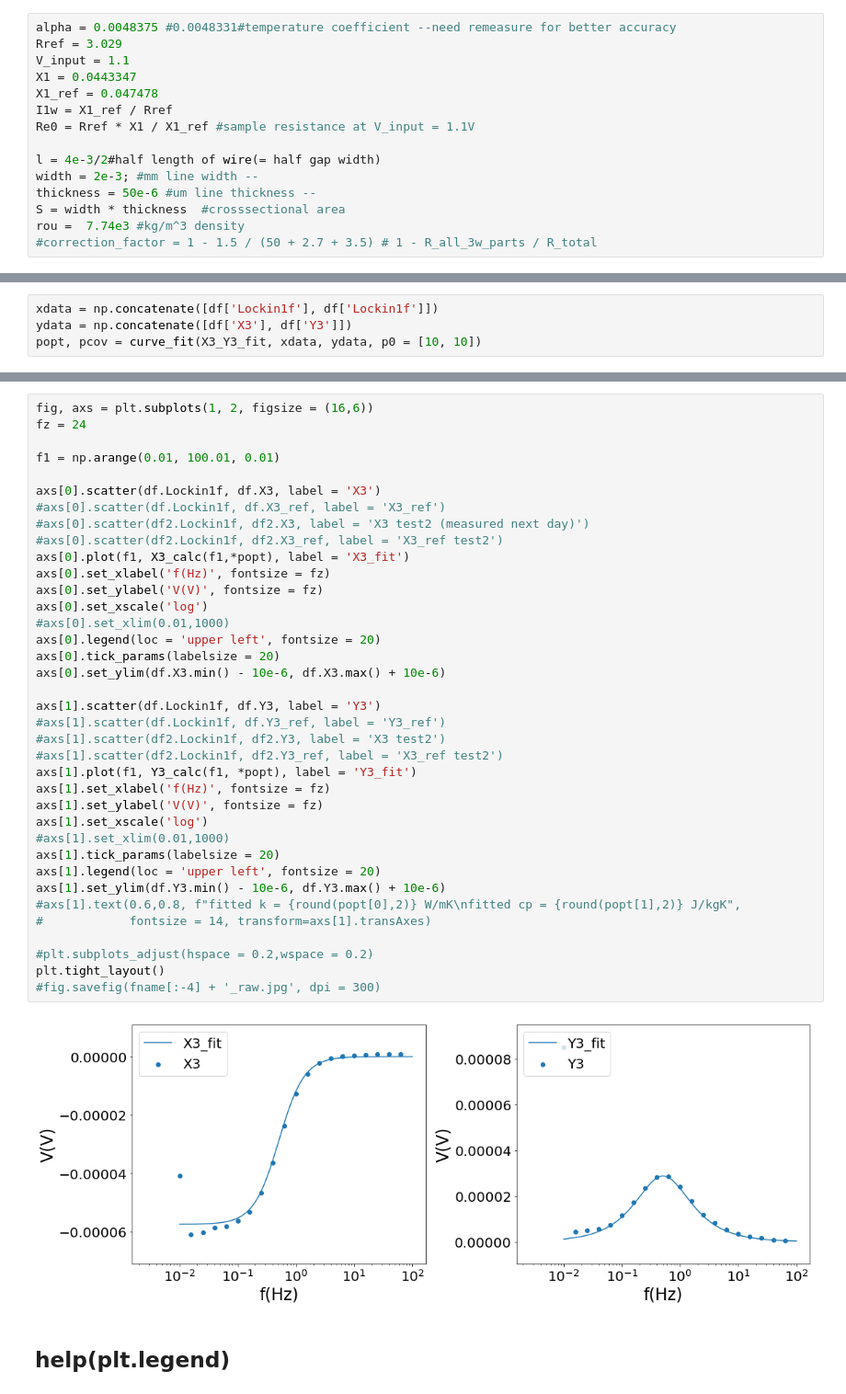
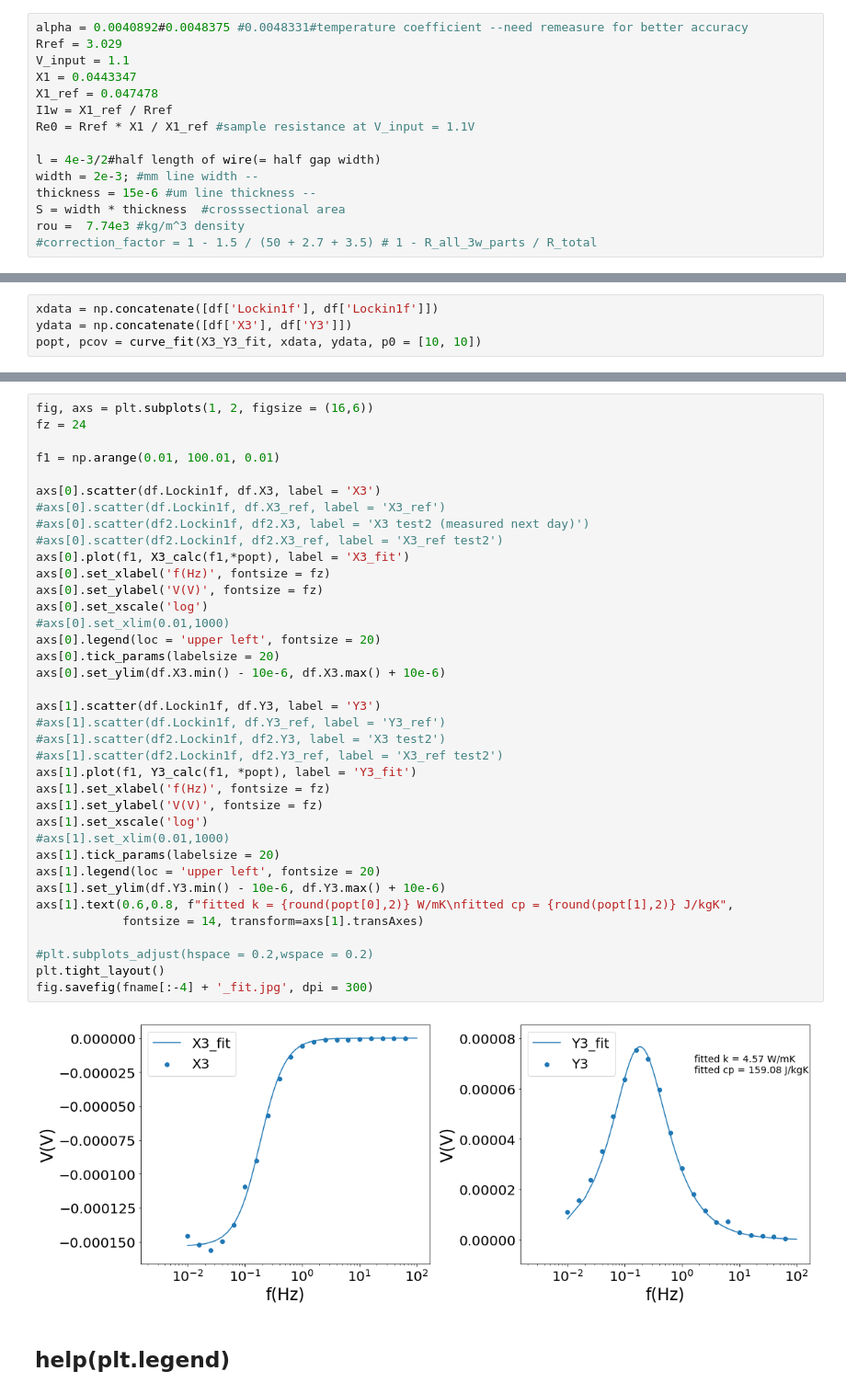
Before and after one commit to xyan36/GraysonGroup, a Jupyter notebook: suspended_wire/3w_sw_curve_fit.ipynb, the cells around one changed output, grey strips where cells are left out. Shown: that part at 92% size. Drawn from its saved outputs; the diff is of its cells as text.

Commit message:
Bi2Te3 P-5 vac curve fit analysis

```diff
--- a/suspended_wire/3w_sw_curve_fit.ipynb
+++ b/suspended_wire/3w_sw_curve_fit.ipynb
@@ -47,7 +47,7 @@ fig.savefig(fname[:-4] + '_raw.jpg', dpi = 100)
 # %% [output]
 [figure]
 # %%
-alpha = 0.0048375 #0.0048331#temperature coefficient --need remeasure for better accuracy
+alpha = 0.0040892#0.0048375 #0.0048331#temperature coefficient --need remeasure for better accuracy
 Rref = 3.029
 V_input = 1.1
 X1 = 0.0443347
@@ -57,7 +57,7 @@ Re0 = Rref * X1 / X1_ref #sample resistance at V_input = 1.1V
 
 l = 4e-3/2#half length of wire(= half gap width)
 width = 2e-3; #mm line width --
-thickness = 50e-6 #um line thickness --
+thickness = 15e-6 #um line thickness --
 S = width * thickness  #crosssectional area
 rou =  7.74e3 #kg/m^3 density
 #correction_factor = 1 - 1.5 / (50 + 2.7 + 3.5) # 1 - R_all_3w_parts / R_total
@@ -96,36 +100,36 @@ f1 = np.arange(0.01, 100.01, 0.01)
 
 axs[0].scatter(df.Lockin1f, df.X3, label = 'X3')
 #axs[0].scatter(df.Lockin1f, df.X3_ref, label = 'X3_ref')
 #axs[0].scatter(df2.Lockin1f, df2.X3, label = 'X3 test2 (measured next day)')
 #axs[0].scatter(df2.Lockin1f, df2.X3_ref, label = 'X3_ref test2')
 axs[0].plot(f1, X3_calc(f1,*popt), label = 'X3_fit')
 axs[0].set_xlabel('f(Hz)', fontsize = fz)
 axs[0].set_ylabel('V(V)', fontsize = fz)
 axs[0].set_xscale('log')
 #axs[0].set_xlim(0.01,1000)
 axs[0].legend(loc = 'upper left', fontsize = 20)
 axs[0].tick_params(labelsize = 20)
 axs[0].set_ylim(df.X3.min() - 10e-6, df.X3.max() + 10e-6)
 
 axs[1].scatter(df.Lockin1f, df.Y3, label = 'Y3')
 #axs[1].scatter(df.Lockin1f, df.Y3_ref, label = 'Y3_ref')
 #axs[1].scatter(df2.Lockin1f, df2.Y3, label = 'X3 test2')
 #axs[1].scatter(df2.Lockin1f, df2.Y3_ref, label = 'X3_ref test2')
 axs[1].plot(f1, Y3_calc(f1, *popt), label = 'Y3_fit')
 axs[1].set_xlabel('f(Hz)', fontsize = fz)
 axs[1].set_ylabel('V(V)', fontsize = fz)
 axs[1].set_xscale('log')
 #axs[1].set_xlim(0.01,1000)
 axs[1].tick_params(labelsize = 20)
 axs[1].legend(loc = 'upper left', fontsize = 20)
 axs[1].set_ylim(df.Y3.min() - 10e-6, df.Y3.max() + 10e-6)
-#axs[1].text(0.6,0.8, f"fitted k = {round(popt[0],2)} W/mK\nfitted cp = {round(popt[1],2)} J/kgK",
-#            fontsize = 14, transform=axs[1].transAxes)
+axs[1].text(0.6,0.8, f"fitted k = {round(popt[0],2)} W/mK\nfitted cp = {round(popt[1],2)} J/kgK",
+            fontsize = 14, transform=axs[1].transAxes)
 
 #plt.subplots_adjust(hspace = 0.2,wspace = 0.2)
 plt.tight_layout()
-#fig.savefig(fname[:-4] + '_raw.jpg', dpi = 300)
+fig.savefig(fname[:-4] + '_fit.jpg', dpi = 300)
 # %% [output]
-[figure, old version]
+[figure, new version]
 # %% [markdown]
 ## help(plt.legend)
```
Also changed, not shown: parts of 3 cells of this notebook, 1 other file.
